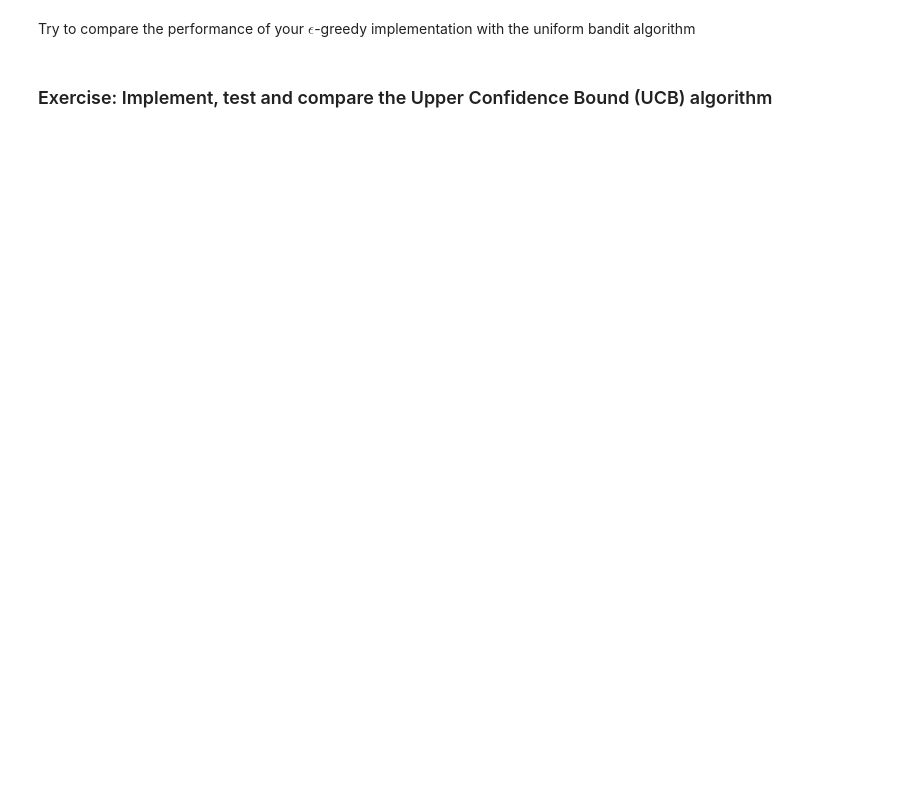
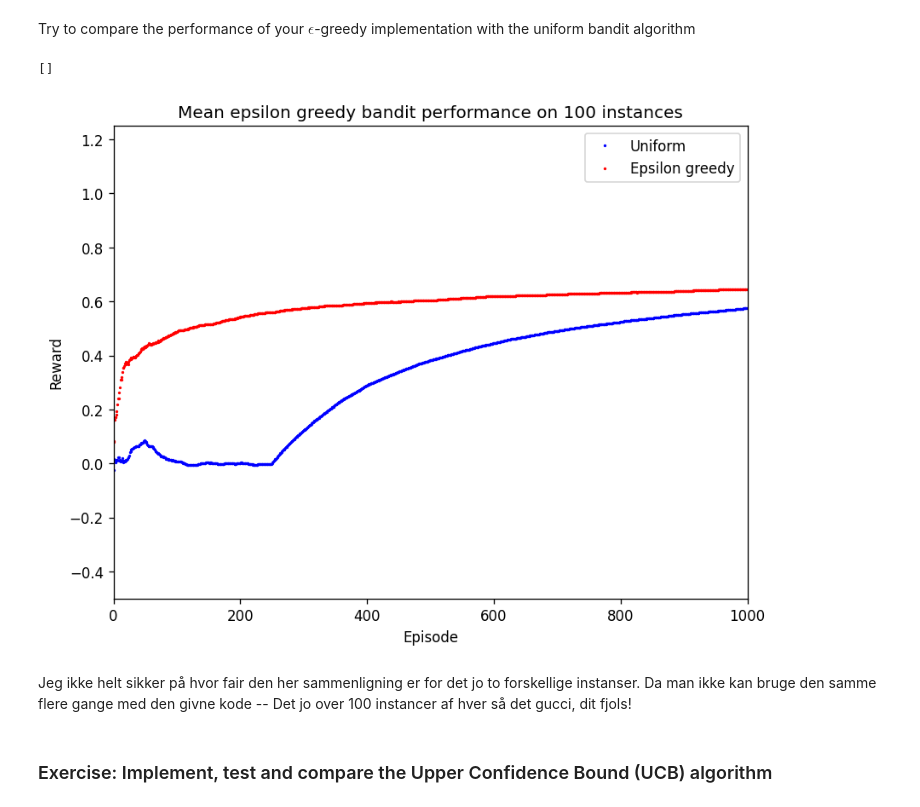
Before and after one commit to ValdemarLange/Sem5, a Jupyter notebook: AI/Lecture5/k_armed_bandit_exercise.ipynb, the cells around one changed output. Cells and saved outputs as stored; diff of their text form; code cells hidden in the pictures; blank space fills up the shorter version.

```diff
--- a/AI/Lecture5/k_armed_bandit_exercise.ipynb
+++ b/AI/Lecture5/k_armed_bandit_exercise.ipynb
@@ -287,2 +394,26 @@ Try to compare the performance of your $\epsilon$-greedy implementation with the
+# %%
+# Plot the results:
+fig = plt.figure(figsize=(8, 6), dpi=120)
+ax = fig.add_subplot(1, 1, 1)
+plt.ylim(-0.5, 1.25)
+plt.xlim(0, instance_e.total_plays)
+
+# Plot the ideal scenario when only the best arm is played vs. the actual:
+p1 = ax.plot(accumulated_history_of_mean_rewards / instances, 'bo', markersize=1)
+p2 = ax.plot(accumulated_history_of_mean_rewards_e / instances, 'ro', markersize=1)
+
+plt.xlabel('Episode')
+plt.ylabel('Reward')
+plt.legend(["Uniform", "Epsilon greedy"])
+
+plt.title(f"Mean epsilon greedy bandit performance on {instances} instances")
+
+plt.plot()
+# %% [output]
+[]
+[figure, added]
+# %% [markdown]
+Jeg ikke helt sikker på hvor fair den her sammenligning er for det jo to forskellige instanser. Da man ikke kan bruge den samme flere gange med den givne kode
+-- Det jo over 100 instancer af hver så det gucci, dit fjols!
 # %% [markdown]
 ### Exercise: Implement, test and compare the Upper Confidence Bound (UCB) algorithm
```
Also changed, not shown: parts of 16 cells of this notebook.
